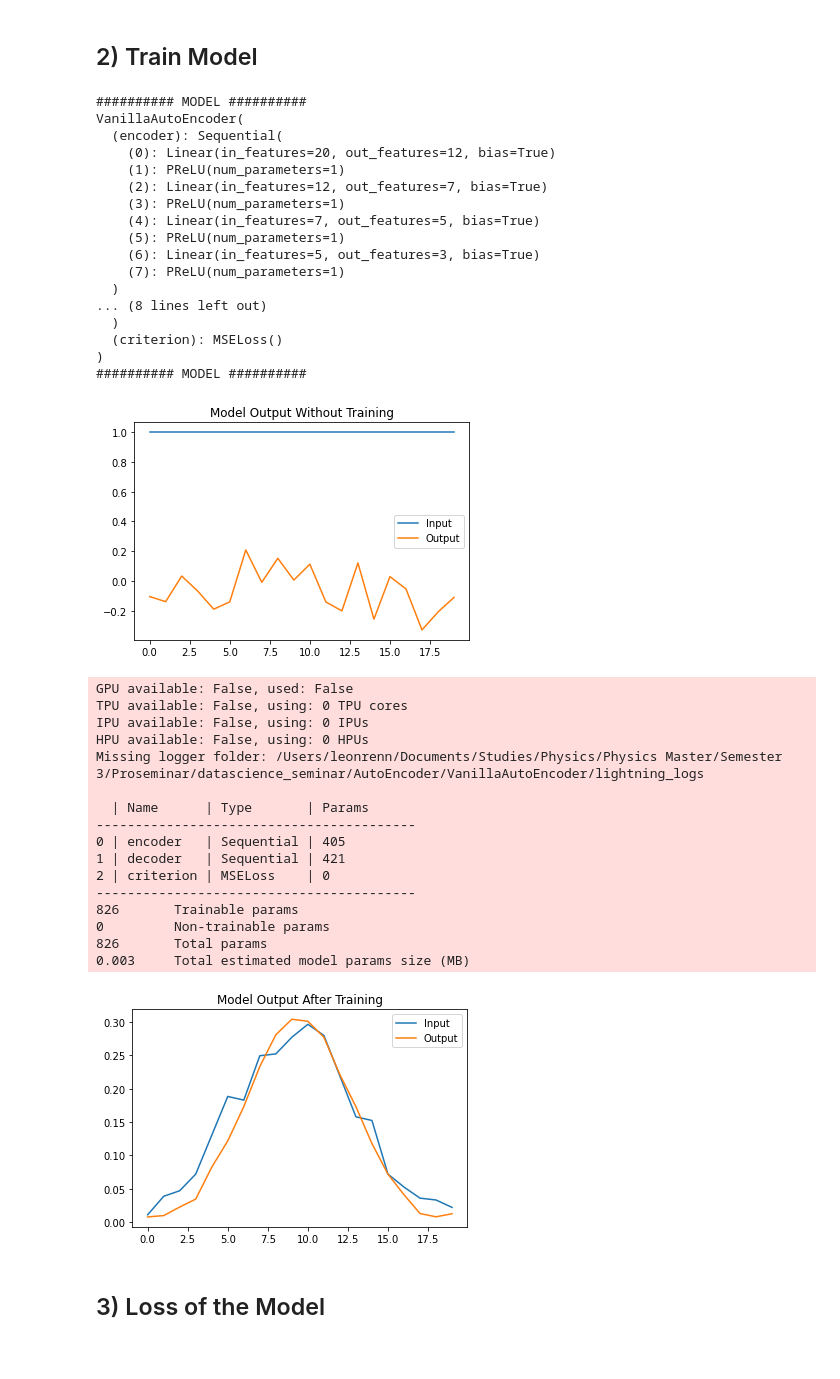
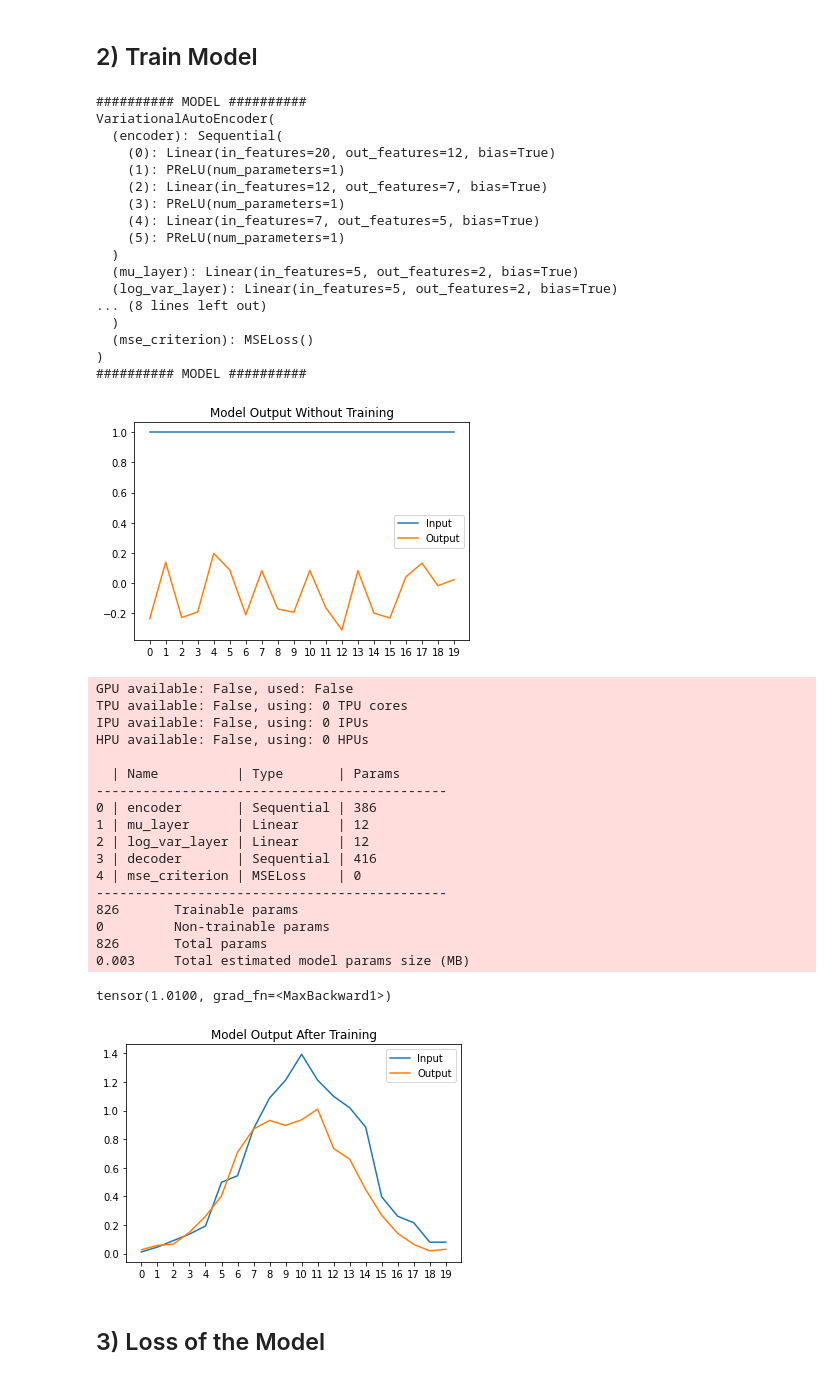
Before and after one commit to leonrenn/datascience_seminar, a Jupyter notebook: AutoEncoder/VariationalAutoEncoder/train_model_VariationalAE.ipynb, the cells around one changed output. Saved outputs shown, nothing was run; the diff lists cells and outputs as text; code cells hidden in the pictures.

Commit message:
Implemented variational, but does not perform good (maybe overfitting).

```diff
--- a/AutoEncoder/VariationalAutoEncoder/train_model_VariationalAE.ipynb
+++ b/AutoEncoder/VariationalAutoEncoder/train_model_VariationalAE.ipynb
@@ -58,12 +59,13 @@ result_not_training = model.forward(data_no_training)
 
 plt.plot(data_no_training.detach().numpy(), label="Input")
 plt.plot(result_not_training.detach().numpy(), label="Output")
+plt.xticks(torch.arange(0, variable_space))
 plt.legend()
 plt.title("Model Output Without Training")
 plt.show()
 # %% [output]
 ########## MODEL ##########
-VanillaAutoEncoder(
+VariationalAutoEncoder(
   (encoder): Sequential(
     (0): Linear(in_features=20, out_features=12, bias=True)
     (1): PReLU(num_parameters=1)
@@ -71,47 +73,51 @@ VanillaAutoEncoder(
     (3): PReLU(num_parameters=1)
     (4): Linear(in_features=7, out_features=5, bias=True)
     (5): PReLU(num_parameters=1)
-    (6): Linear(in_features=5, out_features=3, bias=True)
-    (7): PReLU(num_parameters=1)
   )
+  (mu_layer): Linear(in_features=5, out_features=2, bias=True)
+  (log_var_layer): Linear(in_features=5, out_features=2, bias=True)
 ... (8 lines left out)
   )
-  (criterion): MSELoss()
+  (mse_criterion): MSELoss()
 )
 ########## MODEL ##########
-[figure, old version]
+[figure, new version]
 # %%
 callbacks = [TQDMProgressBar(refresh_rate=20)]
-trainer = Trainer(max_epochs=50, callbacks=callbacks)
+trainer = Trainer(max_epochs=1, callbacks=callbacks)
 trainer.fit(model,dataloader)
 # %% [output]
 GPU available: False, used: False
 TPU available: False, using: 0 TPU cores
 IPU available: False, using: 0 IPUs
 HPU available: False, using: 0 HPUs
-Missing logger folder: /Users/leonrenn/Documents/Studies/Physics/Physics Master/Semester 3/Proseminar/datascience_seminar/AutoEncoder/VanillaAutoEncoder/lightning_logs
 
-  | Name      | Type       | Params
------------------------------------------
-0 | encoder   | Sequential | 405
-1 | decoder   | Sequential | 421
-2 | criterion | MSELoss    | 0
------------------------------------------
+  | Name          | Type       | Params
+---------------------------------------------
+0 | encoder       | Sequential | 386
+1 | mu_layer      | Linear     | 12
+2 | log_var_layer | Linear     | 12
+3 | decoder       | Sequential | 416
+4 | mse_criterion | MSELoss    | 0
+---------------------------------------------
 826       Trainable params
 0         Non-trainable params
 826       Total params
 0.003     Total estimated model params size (MB)
 # %%
-data_after_training = dataset[3]
+data_after_training = dataset[5]
 result_after_training = model.forward(data_after_training)
+print(result_after_training.max())
 
 plt.plot(data_after_training.detach().numpy(), label="Input")
 plt.plot(result_after_training.detach().numpy(), label="Output")
+plt.xticks(torch.arange(0, variable_space))
 plt.legend()
 plt.title("Model Output After Training")
 plt.show()
 # %% [output]
+tensor(1.0100, grad_fn=<MaxBackward1>)
-[figure, old version]
+[figure, new version]
 # %% [markdown]
 ## 3) Loss of the Model
 # %%
```
Also changed, not shown: parts of 4 cells of this notebook, 6 other files.
